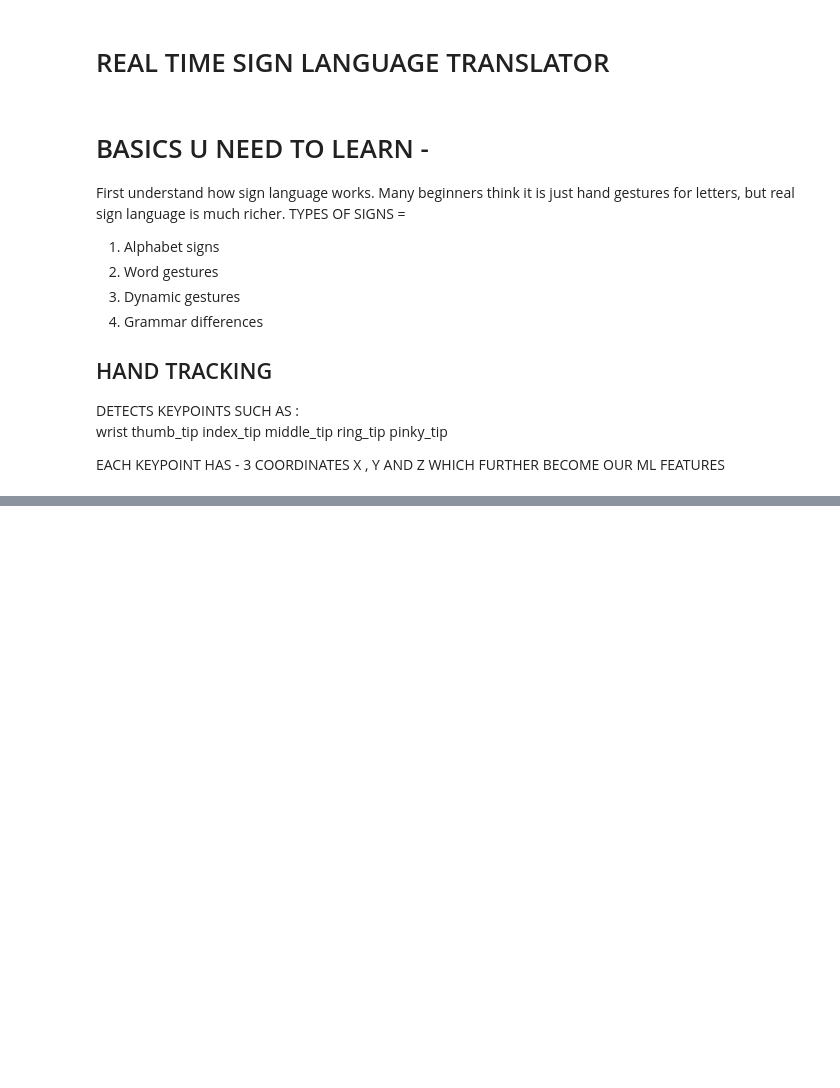
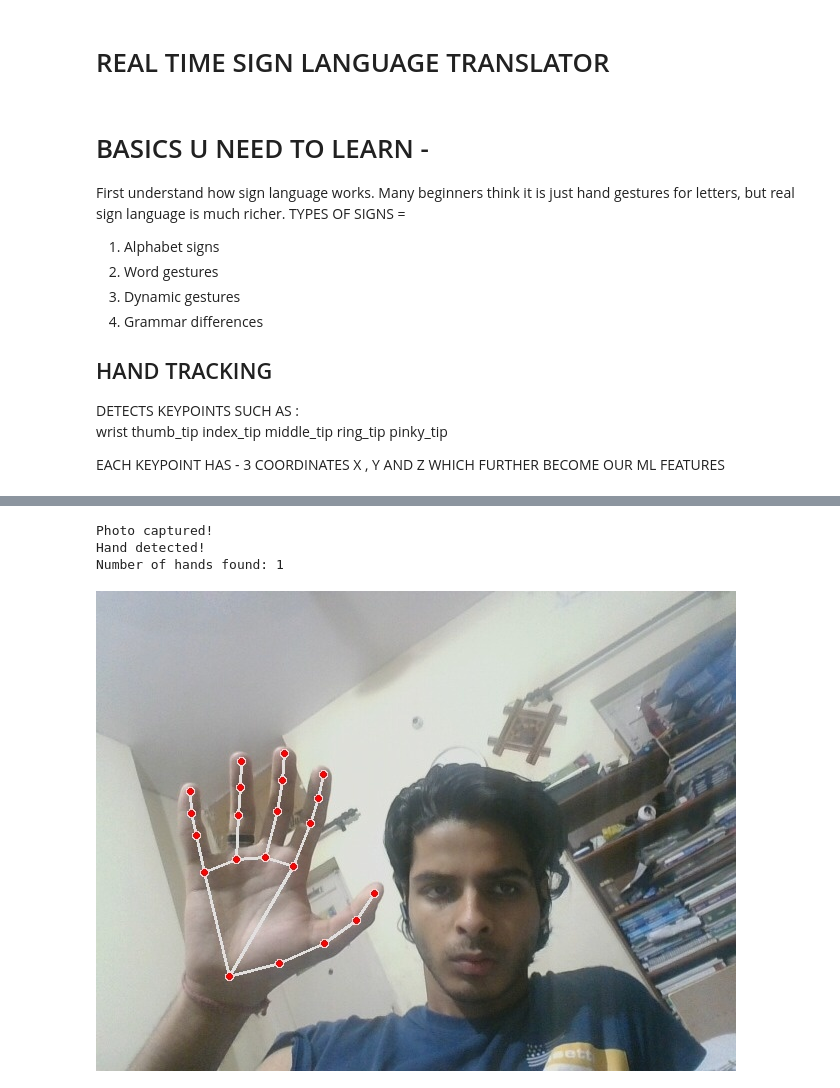
Before and after one commit to harsh-pratapsingh24/SIGN-LANGUAGE-TRANSLATOR, a Jupyter notebook: realtime_sign_language_translator.ipynb, the cells around one changed output, grey strips where cells are left out. Cells and saved outputs as stored; diff of their text form; code cells hidden in the pictures; blank space fills up the shorter version.

```diff
--- a/realtime_sign_language_translator.ipynb
+++ b/realtime_sign_language_translator.ipynb
@@ -62,0 +131,9 @@ LSTM stands for *Long Short-Term Memory.* It is a type of Recurrent Neural Netwo
+# %%
+# Setting up MediaPipe hands
+mp_hands = mp.solutions.hands          # the hand detection model
+mp_drawing = mp.solutions.drawing_utils  # tool to draw the dots on screen
+
+# Just checking they loaded correctly
+print("MediaPipe loaded successfully!")
+print("mp_hands:", mp_hands)
+print("mp_drawing:", mp_drawing)
@@ -62,0 +188,29 @@ LSTM stands for *Long Short-Term Memory.* It is a type of Recurrent Neural Netwo
+# %%
+# Step 1 — Take a photo from your webcam
+# A button will appear below — show your hand to camera then click it
+image = take_photo()
+print("Photo captured!")
+
+# Step 2 — MediaPipe needs the image in RGB format (camera gives BGR by default)
+image_rgb = cv2.cvtColor(image, cv2.COLOR_BGR2RGB)
+
+# Step 3 — Create the hand detector and process the image
+with mp_hands.Hands() as hands:
+    results = hands.process(image_rgb)
+
+# Step 4 — Check if MediaPipe found a hand
+if results.multi_hand_landmarks:
+    print("Hand detected!")
+    print("Number of hands found:", len(results.multi_hand_landmarks))
+else:
+    print("No hand detected — try again with your hand clearly visible")
+
+# Step 5 — Draw the dots on your hand and show the image
+if results.multi_hand_landmarks:
+    for hand_landmarks in results.multi_hand_landmarks:
+        mp_drawing.draw_landmarks(image, hand_landmarks, mp_hands.HAND_CONNECTIONS)
+
+# Show the image with dots drawn on it
+_, buffer = cv2.imencode('.jpg', image)
+display(Image(data=buffer.tobytes()))
+# %% [output]
@@ -62,0 +218,4 @@ LSTM stands for *Long Short-Term Memory.* It is a type of Recurrent Neural Netwo
+Photo captured!
+Hand detected!
+Number of hands found: 1
+[figure, added]
```
Also changed, not shown: parts of 14 cells of this notebook.
